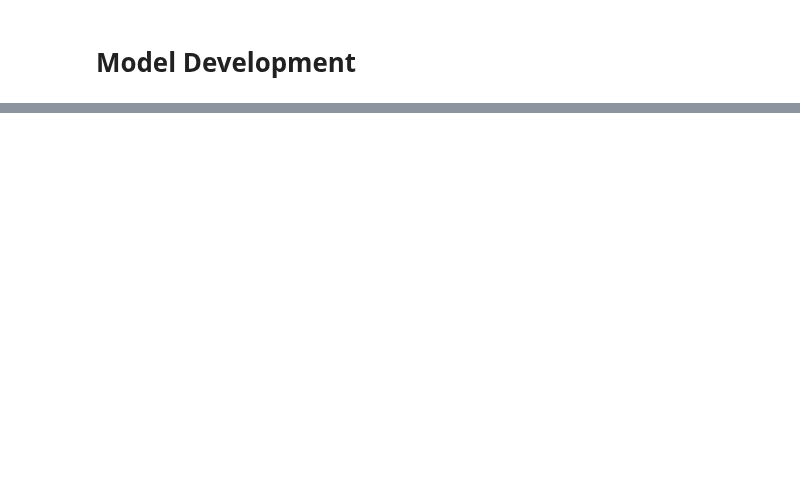
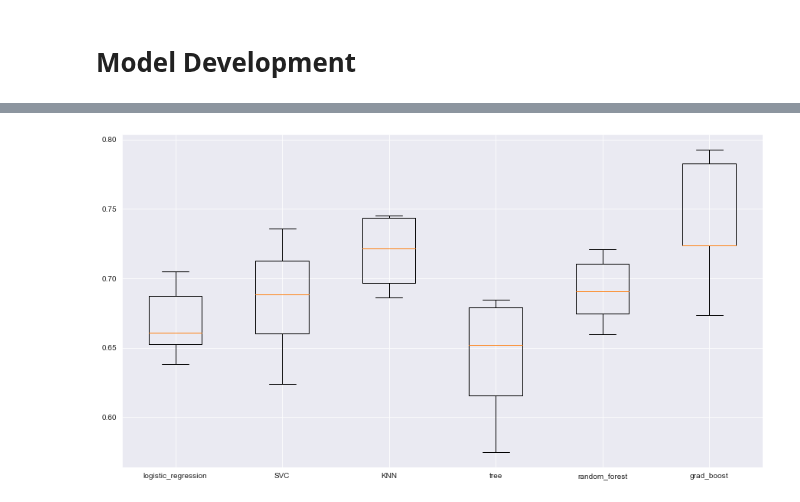
Before and after one commit to mdushetwar/Blood-Donation-Prediction, a Jupyter notebook: BloodDonationPred.ipynb, the cells around one changed output, grey strips where cells are left out. Drawn from its saved outputs; the diff is of its cells as text; code cells hidden in the pictures; blank space fills up the shorter version.

Commit message:
Base models
Base models are developed

```diff
--- a/BloodDonationPred.ipynb
+++ b/BloodDonationPred.ipynb
@@ -587,7 +578,7 @@ preprocessor = ColumnTransformer(
     ])
 # %%
 # Train_set
-train_preprocessed = preprocessor.fit_transform(donors_train_data)
+X_train_transformed = preprocessor.fit_transform(X_train)
 
 # Test_set
-test_preprocessed = preprocessor.fit_transform(donors_test_data)
+X_test_transformed = preprocessor.fit_transform(X_test)
@@ -594,2 +589,6 @@ test_preprocessed = preprocessor.fit_transform(donors_test_data)
+# %%
+smote=SMOTE()
+# %%
+X_smote, y_smote= smote.fit_resample(X_train_transformed, y_train)
 # %% [markdown]
 # Model Development
@@ -595,0 +610,16 @@ test_preprocessed = preprocessor.fit_transform(donors_test_data)
+# %%
+models= {'logistic_regression': LogisticRegression(), 'SVC': SVC(), 'KNN': KNeighborsClassifier(),
+        'tree': DecisionTreeClassifier(), 'random_forest': RandomForestClassifier(),
+        'grad_boost': GradientBoostingClassifier()}
+
+f1_scores=[]
+df_scores= {}
+
+for model in models.values():
+        kf= KFold(n_splits=5, shuffle=True, random_state=42)
+        scorer=make_scorer(f1_score)
+        cv_scores= cross_val_score(model, X_smote, y_smote, cv=kf, scoring=scorer)
+        f1_scores.append(cv_scores)
+        df_scores[model]= cv_scores
+
+scoring_grid=pd.DataFrame.from_dict(df_scores)
@@ -595,0 +635,5 @@ test_preprocessed = preprocessor.fit_transform(donors_test_data)
+# %%
+plt.figure(figsize=(15,8))
+plt.boxplot(f1_scores, labels=models.keys());
+# %% [output]
+[figure, added]
```
Also changed, not shown: parts of 27 cells of this notebook.
